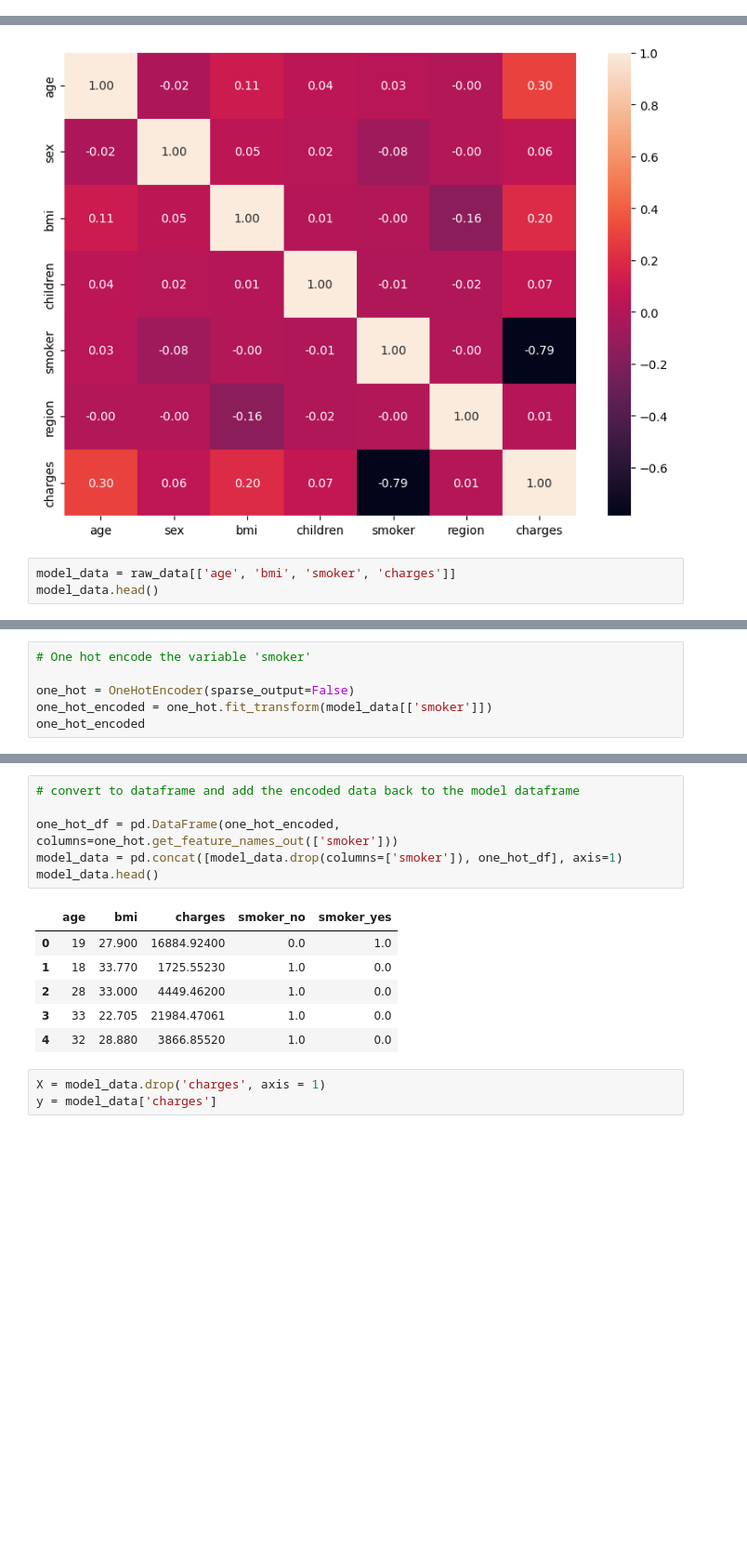
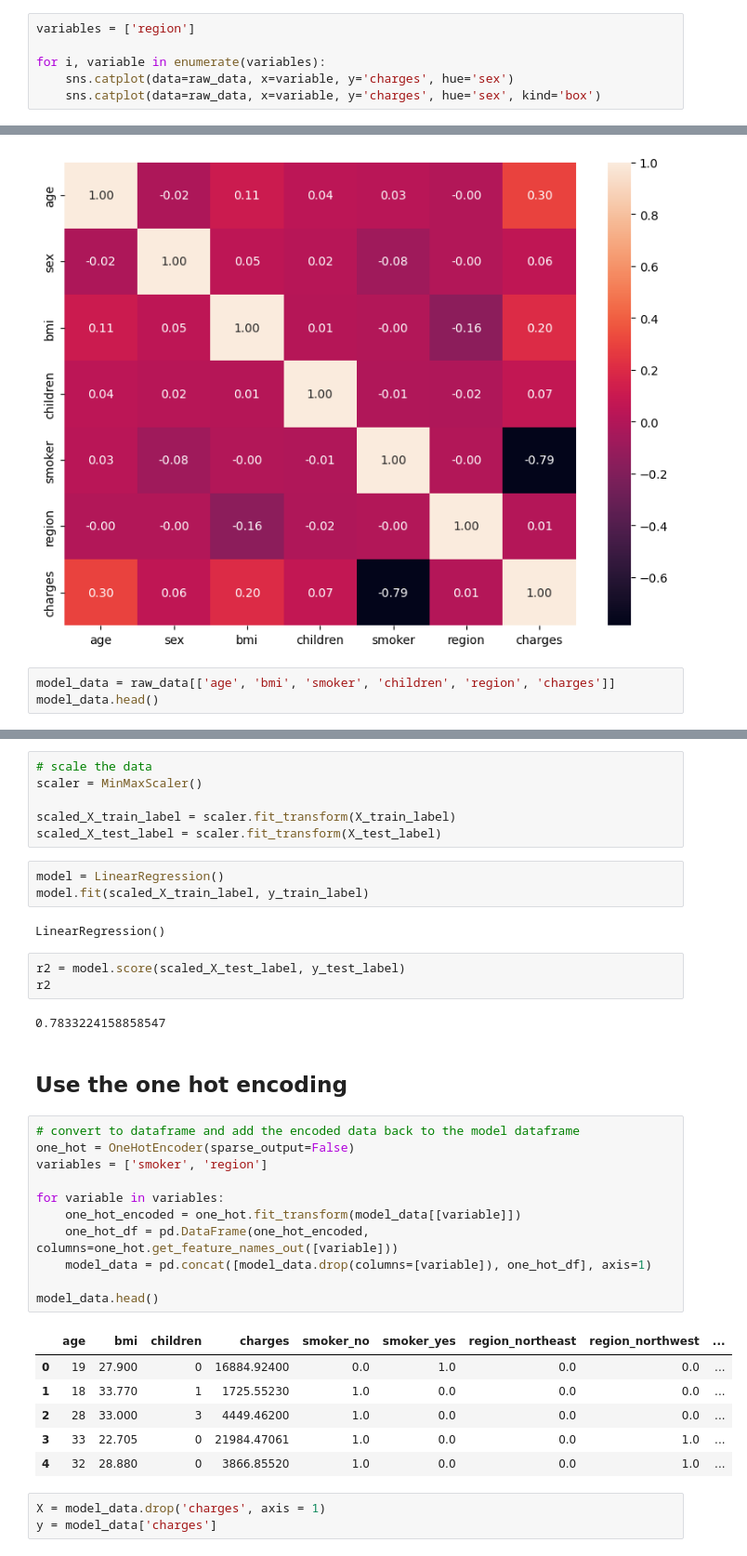
Before and after one commit to Dansah2/Dansah2_LinearRegression_4GeeksProject, a Jupyter notebook: src/explore.ipynb, the cells around one changed output, grey strips where cells are left out. Shown at 93% size. Drawn from its saved outputs; the diff is of its cells as text; blank space fills up the shorter version.

```diff
--- a/src/explore.ipynb
+++ b/src/explore.ipynb
@@ -107,3 +117,9 @@ Based on the above plots please note:
 - The data is pretty balanced between male and female.
 - The majority of the people in the data are non-smokers
 - The regions are relatively balanced.
+# %%
+variables = ['region']
+
+for i, variable in enumerate(variables):
+    sns.catplot(data=raw_data, x=variable, y='charges', hue='sex')
+    sns.catplot(data=raw_data, x=variable, y='charges', hue='sex', kind='box')
@@ -291,6 +328,6 @@ make_heatmap(raw_data)
 # %% [output]
 [figure]
 # %%
-model_data = raw_data[['age', 'bmi', 'smoker', 'charges']]
+model_data = raw_data[['age', 'bmi', 'smoker', 'children', 'region', 'charges']]
 model_data.head()
 # %% [output]
@@ -303,6 +339,0 @@ model_data.head()
-# %%
-# One hot encode the variable 'smoker'
-
-one_hot = OneHotEncoder(sparse_output=False)
-one_hot_encoded = one_hot.fit_transform(model_data[['smoker']])
-one_hot_encoded
@@ -317,16 +402,39 @@ array([[0., 1.],
+# %%
+# scale the data
+scaler = MinMaxScaler()
+
+scaled_X_train_label = scaler.fit_transform(X_train_label)
+scaled_X_test_label = scaler.fit_transform(X_test_label)
+# %%
+model = LinearRegression()
+model.fit(scaled_X_train_label, y_train_label)
+# %% [output]
+LinearRegression()
+# %%
+r2 = model.score(scaled_X_test_label, y_test_label)
+r2
+# %% [output]
+0.7833224158858547
+# %% [markdown]
+## Use the one hot encoding
 # %%
 # convert to dataframe and add the encoded data back to the model dataframe
+one_hot = OneHotEncoder(sparse_output=False)
+variables = ['smoker', 'region']
 
-one_hot_df = pd.DataFrame(one_hot_encoded, columns=one_hot.get_feature_names_out(['smoker']))
-model_data = pd.concat([model_data.drop(columns=['smoker']), one_hot_df], axis=1)
+for variable in variables:
+    one_hot_encoded = one_hot.fit_transform(model_data[[variable]])
+    one_hot_df = pd.DataFrame(one_hot_encoded, columns=one_hot.get_feature_names_out([variable]))
+    model_data = pd.concat([model_data.drop(columns=[variable]), one_hot_df], axis=1)
+
 model_data.head()
 # %% [output]
-|  | age | bmi | charges | smoker_no | smoker_yes |
-| 0 | 19 | 27.900 | 16884.92400 | 0.0 | 1.0 |
-| 1 | 18 | 33.770 | 1725.55230 | 1.0 | 0.0 |
-| 2 | 28 | 33.000 | 4449.46200 | 1.0 | 0.0 |
-| 3 | 33 | 22.705 | 21984.47061 | 1.0 | 0.0 |
-| 4 | 32 | 28.880 | 3866.85520 | 1.0 | 0.0 |
+|  | age | bmi | children | charges | smoker_no | smoker_yes | region_northeast | region_northwest | ... |
+| 0 | 19 | 27.900 | 0 | 16884.92400 | 0.0 | 1.0 | 0.0 | 0.0 | ... |
+| 1 | 18 | 33.770 | 1 | 1725.55230 | 1.0 | 0.0 | 0.0 | 0.0 | ... |
+| 2 | 28 | 33.000 | 3 | 4449.46200 | 1.0 | 0.0 | 0.0 | 0.0 | ... |
+| 3 | 33 | 22.705 | 0 | 21984.47061 | 1.0 | 0.0 | 0.0 | 1.0 | ... |
+| 4 | 32 | 28.880 | 0 | 3866.85520 | 1.0 | 0.0 | 0.0 | 1.0 | ... |
 # %%
 X = model_data.drop('charges', axis = 1)
 y = model_data['charges']
```
Also changed, not shown: parts of 37 cells of this notebook.
